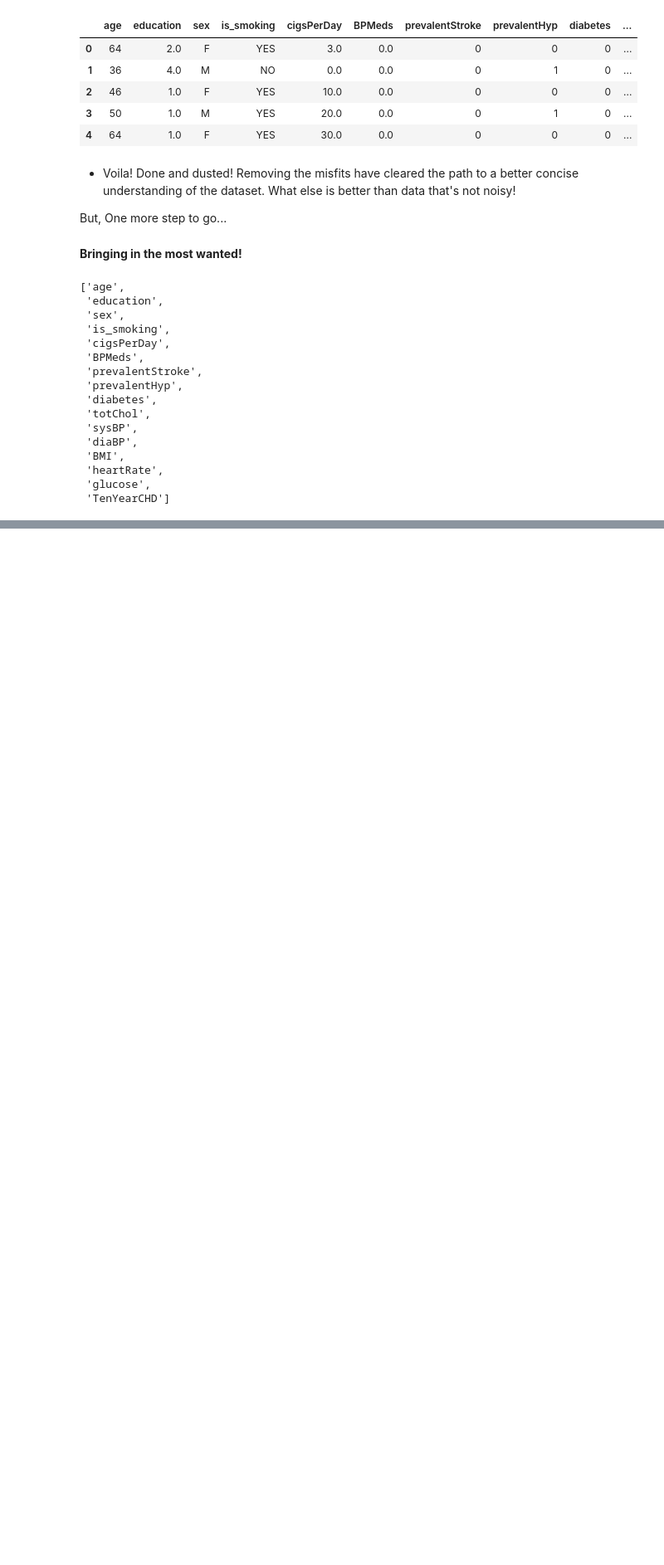
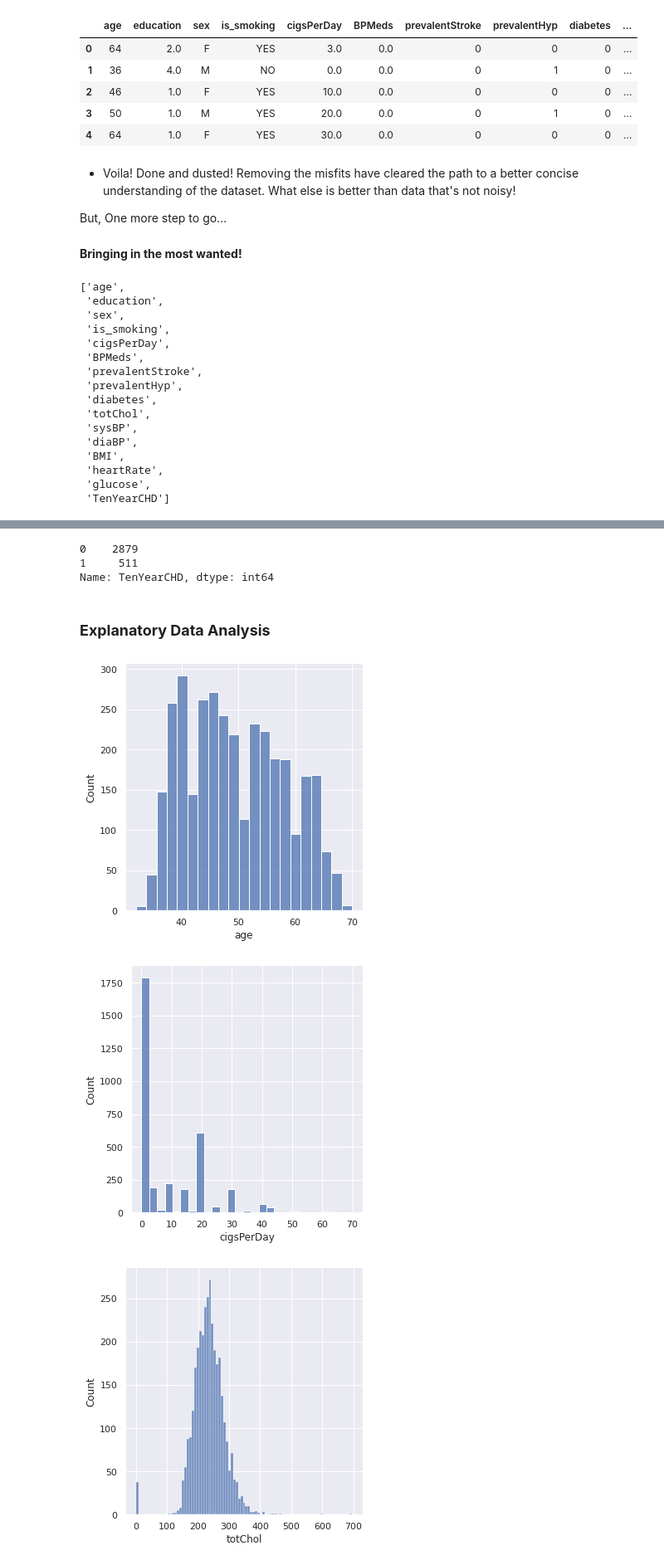
Before and after one commit to toupasana/Supervised-ML---Classification-, a Jupyter notebook: Copy_of_Cardiovascular_Risk_Prediction.ipynb, the cells around one changed output, grey strips where cells are left out. Shown at 83% size. Cells and saved outputs as stored; diff of their text form; code cells hidden in the pictures; blank space fills up the shorter version.

```diff
--- a/Copy_of_Cardiovascular_Risk_Prediction.ipynb
+++ b/Copy_of_Cardiovascular_Risk_Prediction.ipynb
@@ -217,0 +220,6 @@ list(crp_df.columns)
+# %%
+# Before making changes in the Data i am making a copy of the dataset .
+crp_df_copy=crp_df.copy()
+# %%
+#filling null values with 0
+crp_df_copy=crp_df_copy.fillna(0)
@@ -217,0 +270,11 @@ list(crp_df.columns)
+# %%
+crp_df_copy['TenYearCHD'].value_counts()
+# %% [output]
+0    2879
+1     511
+Name: TenYearCHD, dtype: int64
+# %% [markdown]
+### <b>Explanatory Data Analysis</b>
+# %%
+#Storing all the features which has continuous values
+continuous_variables = ['age','cigsPerDay','totChol','sysBP','diaBP','BMI','heartRate','glucose']
@@ -217,0 +283,9 @@ list(crp_df.columns)
+# %%
+#Analyzing the distribution of all the features which has continuous values
+for col in continuous_variables:
+  sns.displot(crp_df_copy[col])
+plt.show()
+# %% [output]
+[figure, added]
+[figure, added]
+[figure, added]
```
Also changed, not shown: parts of 39 cells of this notebook.
